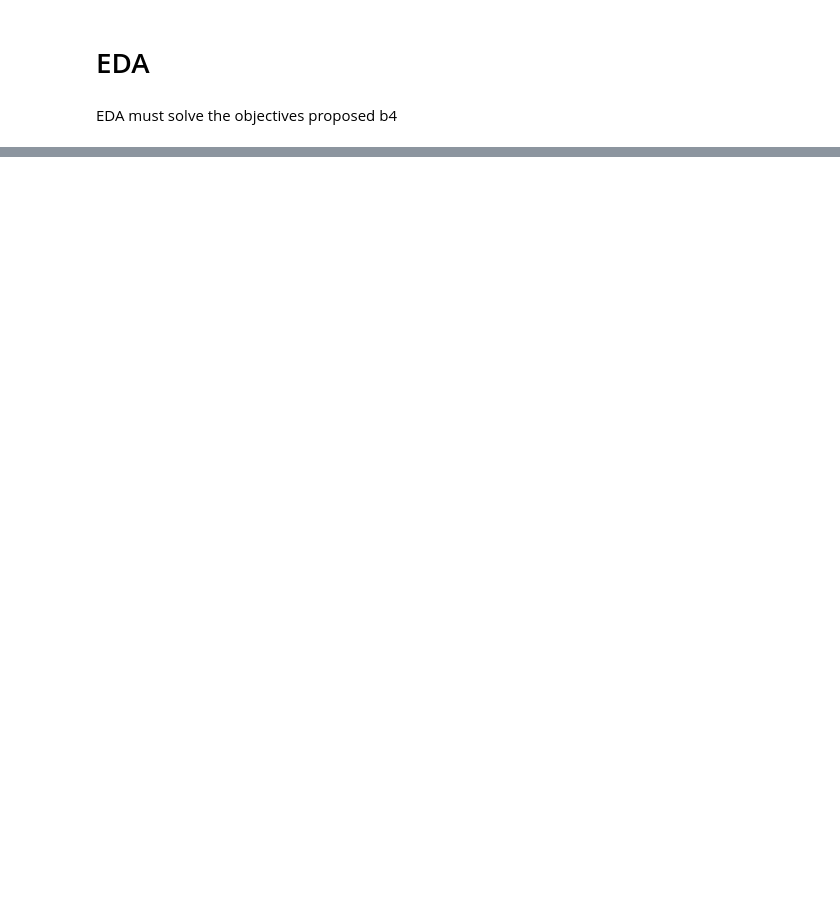
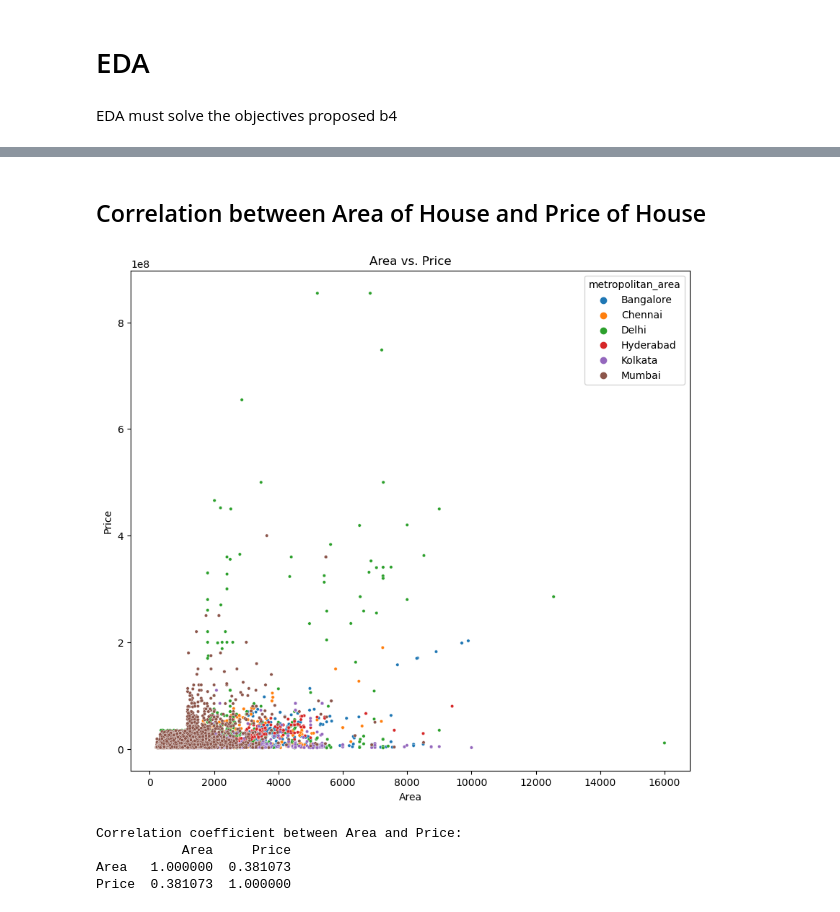
Before and after one commit to chuansate/DataMiningRealEstate, a Jupyter notebook: Data Mining on Real Estate, India.ipynb, the cells around one changed output, grey strips where cells are left out. Cells and saved outputs as stored; diff of their text form; code cells hidden in the pictures; blank space fills up the shorter version.

```diff
--- a/Data Mining on Real Estate, India.ipynb
+++ b/Data Mining on Real Estate, India.ipynb
@@ -463,0 +566,16 @@ EDA must solve the objectives proposed b4
+# %% [markdown]
+## Correlation between Area of House and Price of House
+# %%
+sns.scatterplot(x='Area', y='Price', data=ds, hue='metropolitan_area', s=10)
+plt.title('Area vs. Price')
+plt.show()
+
+corr = ds[['Area', 'Price']].corr()
+print("Correlation coefficient between Area and Price:")
+print(corr)
+# %% [output]
+[figure, added]
+Correlation coefficient between Area and Price:
+           Area     Price
+Area   1.000000  0.381073
+Price  0.381073  1.000000
```
Also changed, not shown: parts of 40 cells of this notebook, 3 other files.
